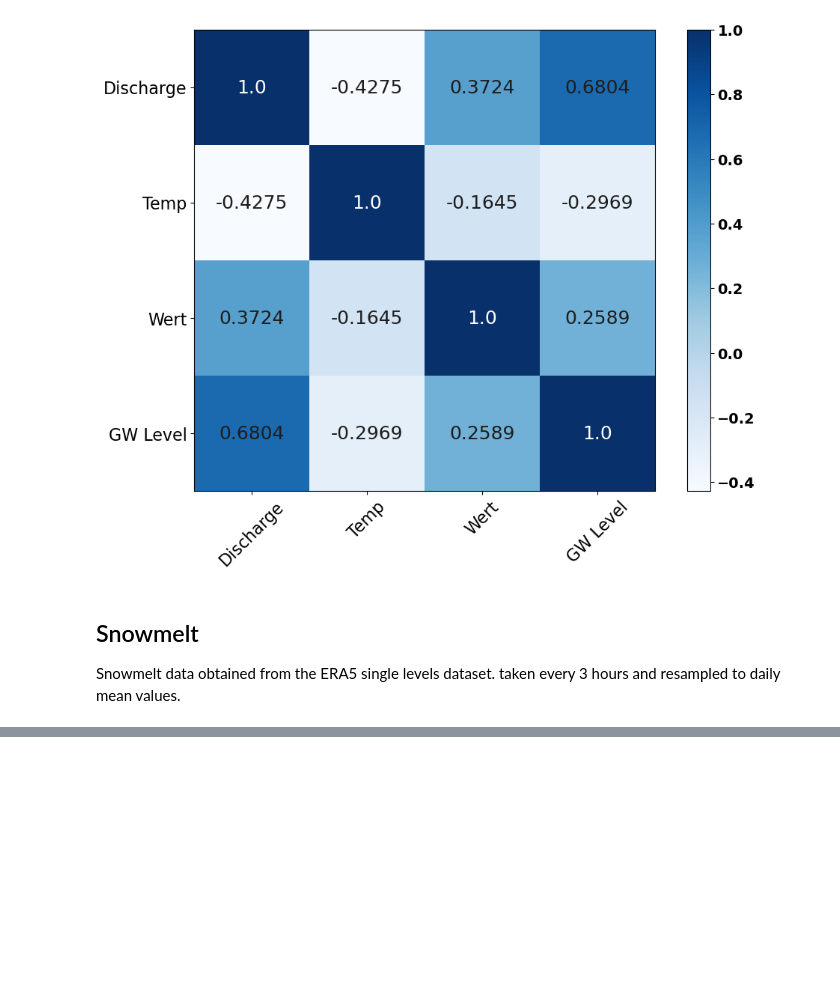
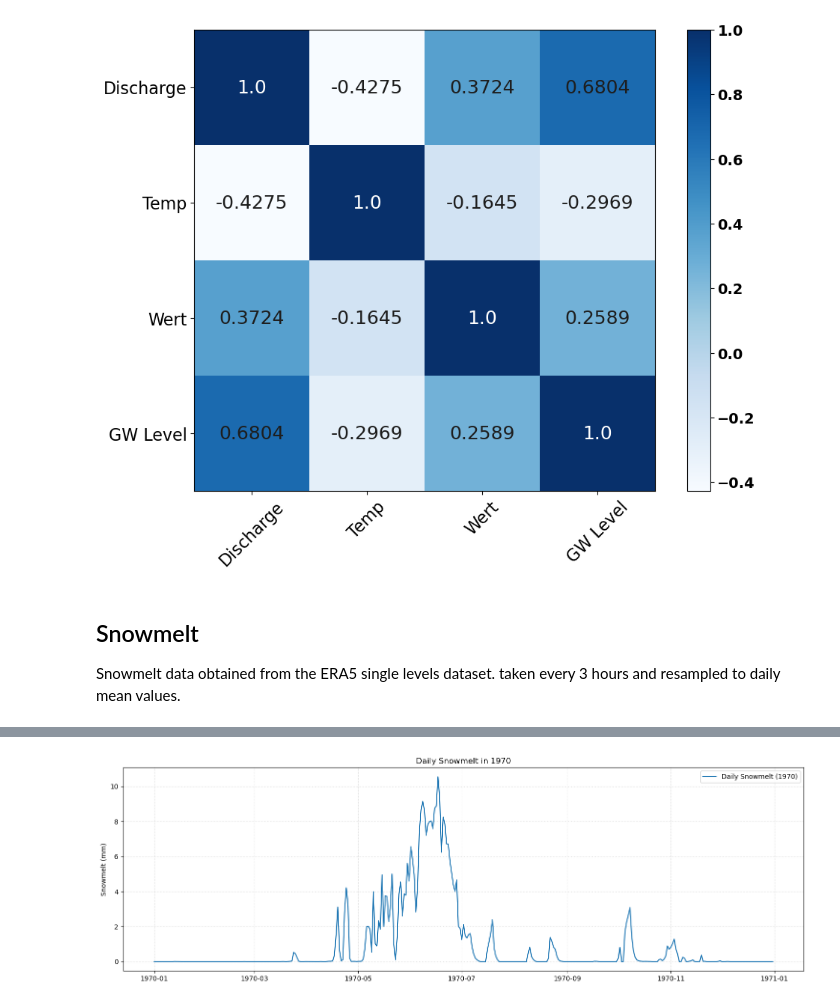
Before and after one commit to Loe-SS/MORE, a Jupyter notebook: NPBN_Analysis.ipynb, the cells around one changed output, grey strips where cells are left out. Drawn from its saved outputs; the diff is of its cells as text; code cells hidden in the pictures; blank space fills up the shorter version.

```diff
--- a/NPBN_Analysis.ipynb
+++ b/NPBN_Analysis.ipynb
@@ -578,3 +578,17 @@ plt.plot(df_snowmelt.index, df_snowmelt['smlt'], label='Daily Snowmelt')
+# %%
+# Filter where the year of the index is 1970
+df_1970 = df_snowmelt[df_snowmelt.index.year == 1970]
+
+plt.figure(figsize=(15, 5))
+plt.plot(df_1970.index, df_1970['smlt'], label='Daily Snowmelt (1970)')
+plt.ylabel('Snowmelt (mm)')
+plt.title(f'Daily Snowmelt in 1970')
+plt.grid(True, linestyle=':', alpha=0.6)
+plt.legend()
+plt.tight_layout()
+plt.show()
+# %% [output]
+[figure, added]
 # %%
 ## Seasonality
 df_final_seasonality = pd.concat([s_discharge, s_snowmelt, s_precip_system_memory, s_ground], axis=1)
```
Also changed, not shown: parts of 15 cells of this notebook, 36 other files.
